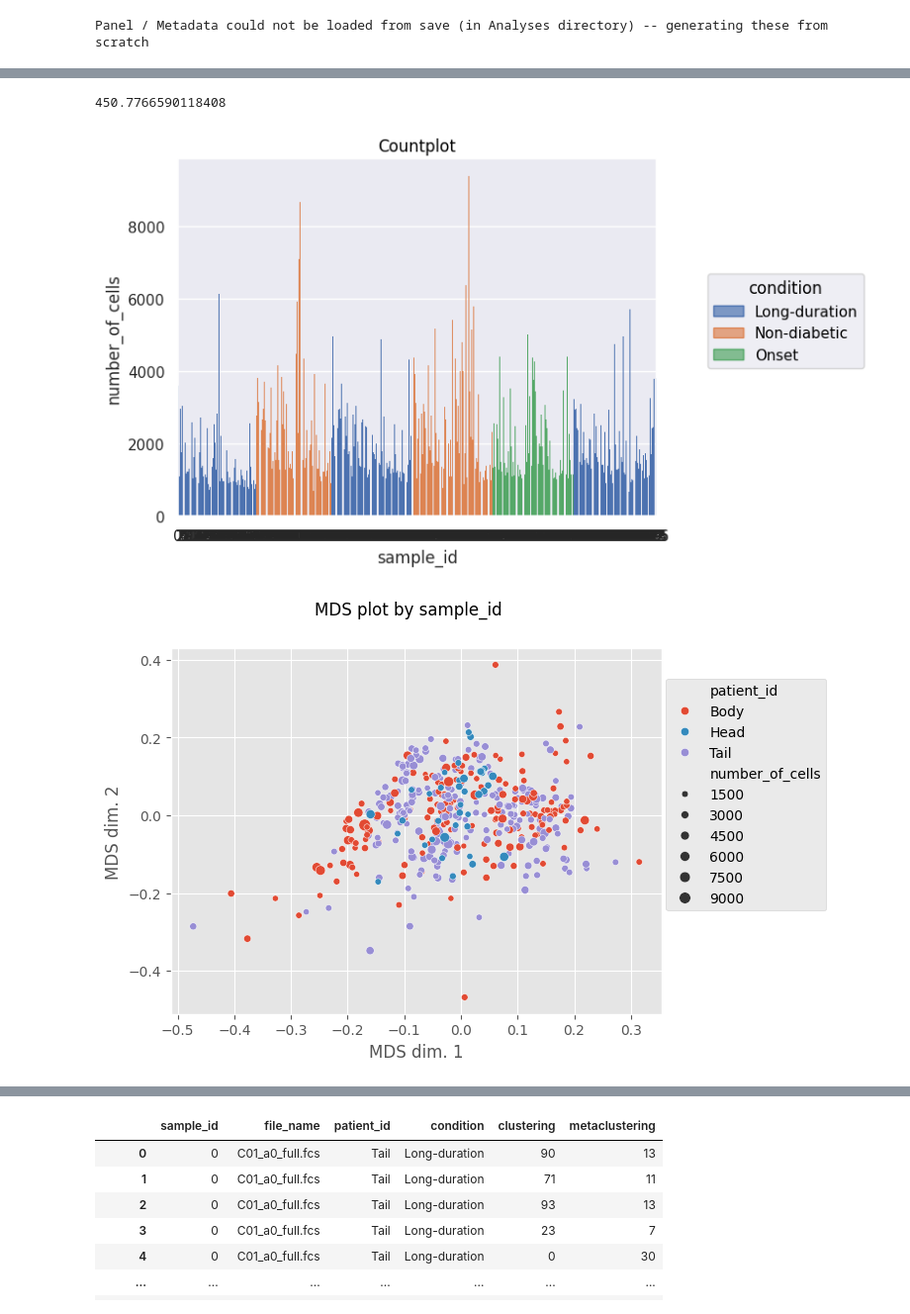
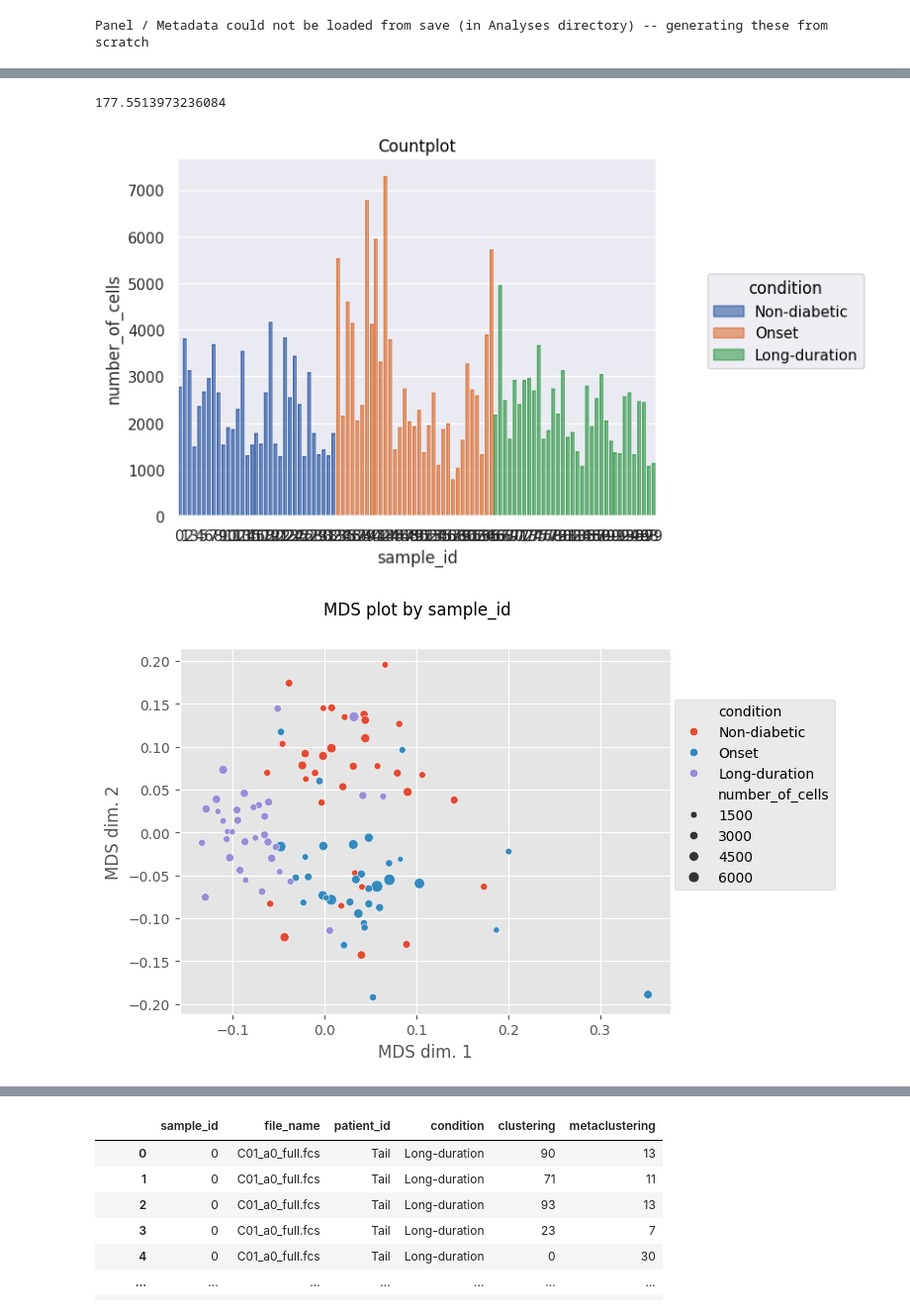
Before and after one commit to BenCaiello/PalmettoBUG, a Jupyter notebook: notebooks/TestPancreaticPaper.ipynb, the cells around one changed output, grey strips where cells are left out. Shown at 99% size. Saved outputs shown, nothing was run; the diff lists cells and outputs as text; code cells hidden in the pictures.

```diff
--- a/notebooks/TestPancreaticPaper.ipynb
+++ b/notebooks/TestPancreaticPaper.ipynb
@@ -248,12 +282,12 @@ panel.to_csv(panel_path, index = False)
 metadata.to_csv(metadata_path, index = False)
 # %%
 Analysis = palmettobug.Analysis()
-Analysis.load_data(directory + "/Analyses/analysis/main")   # or: ImageAnalysis.directory_object.Analysis_internal_dir
+Analysis.load_data(directory + "/Analyses/analysis_subset/main")   # or: ImageAnalysis.directory_object.Analysis_internal_dir
 print(time.time() - start_timer)  ## keep track of time after each major step
 # %% [output]
-450.7766590118408
+177.5513973236084
 # %%
 Analysis.plot_cell_counts()
 # %% [output]
-[figure, old version]
+[figure, new version]
 # %%
@@ -261,6 +295,6 @@ Analysis.do_scaling('%quantile', 99)
 # %%
-fig, mds_df = Analysis.plot_MDS(marker_class = 'type', color_by = 'patient_id')
+fig, mds_df = Analysis.plot_MDS(marker_class = 'type', color_by = 'condition')
 fig
 # %% [output]
-[figure, old version]
+[figure, new version]
 # %%
```
Also changed, not shown: parts of 14 cells of this notebook.
